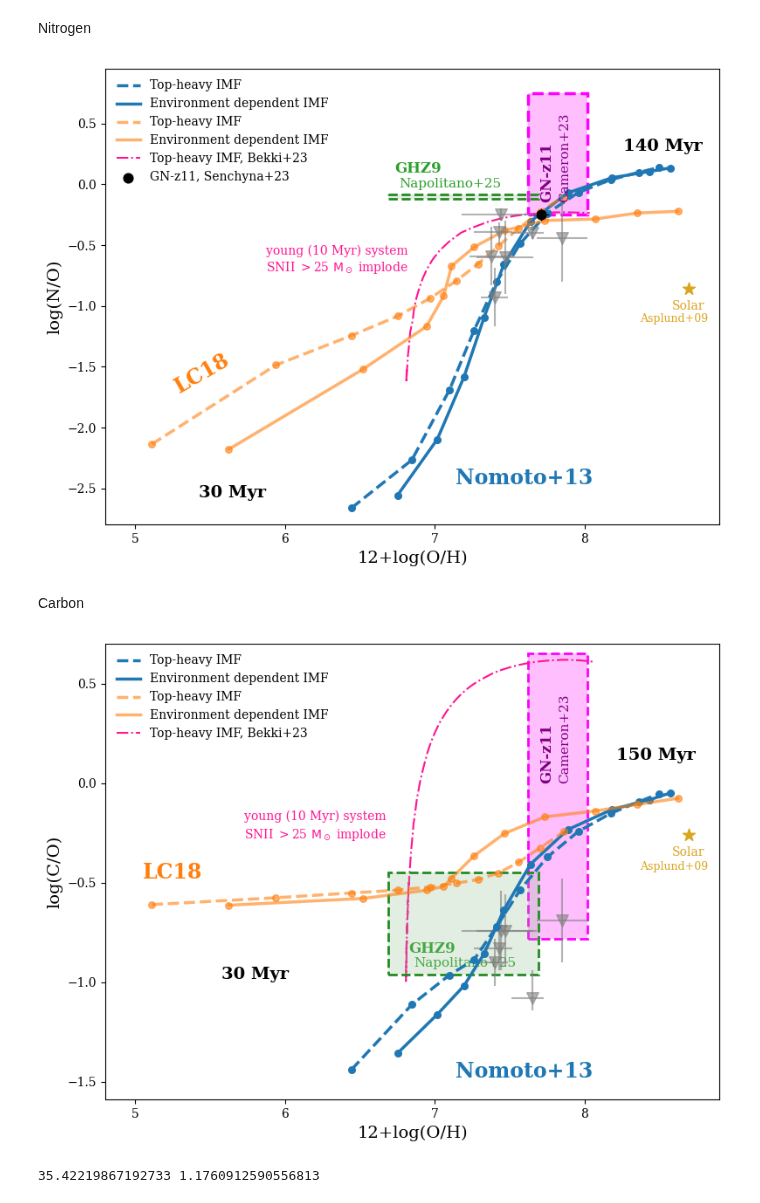
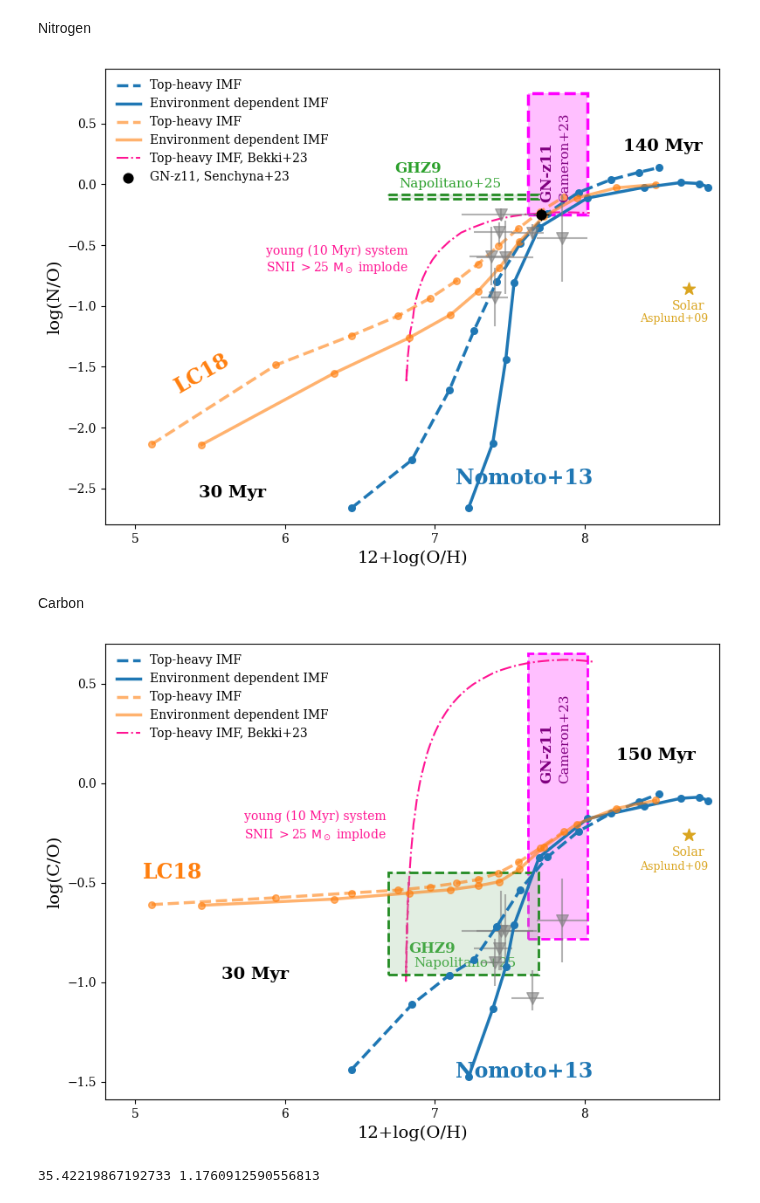
Before and after one commit to bshidvb/galIMF, a Jupyter notebook: plotting/plots_for-paper.ipynb, the cells around one changed output. Saved outputs shown, nothing was run; the diff lists cells and outputs as text; code cells hidden in the pictures.

Commit message:
Added plot of different imf variations

```diff
--- a/plotting/plots_for-paper.ipynb
+++ b/plotting/plots_for-paper.ipynb
@@ -178,7 +178,7 @@ for i, path in enumerate(file_paths):
     plt.plot(logOH[index_x:index_y], logNO[index_x:index_y], color='tab:blue', lw=2.5, label='Top-heavy IMF', linestyle="--")
 
 # file_paths = glob.glob("/Users/adriana_work/Desktop/galIMF/simulation_results_from_galaxy_evol/20260703/Nomoto/imfigimfSTF0.04Log_SFR1.0SFEN15SFE0.008Z_0-4.15infall0.009/chemical_and_SN_evolution.txt")
-file_paths = glob.glob("/Users/adriana_work/Desktop/galIMF/simulation_results_from_galaxy_evol/paper/nomoto/igimf2/imfigimfSTF0.04Log_SFR1.0SFEN15SFE0.008Z_0-4.15infall0.0065/chemical_and_SN_evolution.txt")
+file_paths = glob.glob("/Users/adriana_work/Desktop/galIMF/simulation_results_from_galaxy_evol/paper/nomoto/igimf2/imfigimfSTF0.04Log_SFR1.0SFEN100SFE0.008Z_0-4.15infall0.0065/chemical_and_SN_evolution.txt")
 index_x=4
 index_y=14
 
@@ -204,7 +204,7 @@ for i, path in enumerate(file_paths):
     plt.scatter(logOH[index_x:index_y], logNO[index_x:index_y], color='tab:orange', s=30, alpha=0.6)
     plt.plot(logOH[index_x:index_y], logNO[index_x:index_y], color='tab:orange', lw=2.5, label='Top-heavy IMF', linestyle="--", alpha=0.6)
 
-file_paths = glob.glob("/Users/adriana_work/Desktop/galIMF/simulation_results_from_galaxy_evol/20260703/LCR300/imfigimfSTF0.04Log_SFR1.0SFEN15SFE0.008Z_0-4.15infall0.009/chemical_and_SN_evolution.txt")
+file_paths = glob.glob("/Users/adriana_work/Desktop/galIMF/simulation_results_from_galaxy_evol/20260703/LCR300/igimf2/imfigimfSTF0.04Log_SFR1.0SFEN100SFE0.007Z_0-4.15infall0.008/chemical_and_SN_evolution.txt")
 index_x=3
 index_y=14
 for i, path in enumerate(file_paths):
@@ -213,32 +213,32 @@ for i, path in enumerate(file_paths):
     time_steps = data['time step list:']
     stellar_ages = np.log10(time_steps)
     logNO, logOH = recalculate(logNO, logOH)
     plt.scatter(logOH[index_x:index_y], logNO[index_x:index_y], color='tab:orange', s=30, alpha=0.6)
     plt.plot(logOH[index_x:index_y], logNO[index_x:index_y], color='tab:orange', lw=2.5, label='Environment dependent IMF', alpha=0.6)
 
 
 plt.text(5.65, -2.6, '30 Myr', color='black', ha='center', va='bottom', fontsize=14, weight="bold")
 plt.text(8.525, 0.25, '140 Myr', color='black', ha='center', va='bottom', fontsize=14, weight="bold")
 
 plt.text(7.6, -2.5, 'Nomoto+13', color='tab:blue', ha='center', va='bottom', fontsize=17, weight="bold")
 plt.text(5.45, -1.75, 'LC18', color='tab:orange', ha='center', va='bottom', rotation=30, fontsize=17, weight="bold")
 
 title='Chemical evolution models with different IMF slopes'
-filename='./paper_nitrogen.pdf'
+filename='./paper/paper_nitrogen.pdf'
 plot_Bekki_comparison()
 plt.xlabel('12+log(O/H)', fontsize=14)
 plt.ylabel('log(N/O)', fontsize=14)
 plt.xlim(4.8, 8.9)
 plt.locator_params(axis='x', nbins=8)
 plt.ylim(-2.8, 0.95)
 plt.locator_params(axis='y', nbins=8)
 plt.legend(bbox_to_anchor=(0, 1), loc="upper left", fontsize=10, frameon=False)
 # lgd_obs = plot_high_redshift_gal_data()
 # plt.gca().add_artist(lgd_obs)
 plot_high_redshift_gal_data()
 # plt.title(title, fontsize=16)
 plt.savefig(filename, bbox_inches='tight', dpi=300)
 plt.tight_layout()
 plt.show()
 # %% [output]
-[figure, old version]
+[figure, new version]
@@ -407,7 +380,7 @@ for i, path in enumerate(file_paths):
     plt.plot(logOH[index_x:index_y], logCO[index_x:index_y], color='tab:blue', lw=2.5, label='Top-heavy IMF', linestyle="--", zorder=10)
 
 # file_paths = glob.glob("/Users/adriana_work/Desktop/galIMF/simulation_results_from_galaxy_evol/20260703/Nomoto/imfigimfSTF0.04Log_SFR1.0SFEN15SFE0.008Z_0-4.15infall0.009/chemical_and_SN_evolution.txt")
-file_paths = glob.glob("/Users/adriana_work/Desktop/galIMF/simulation_results_from_galaxy_evol/paper/nomoto/igimf2/imfigimfSTF0.04Log_SFR1.0SFEN15SFE0.008Z_0-4.15infall0.0065/chemical_and_SN_evolution.txt")
+file_paths = glob.glob("/Users/adriana_work/Desktop/galIMF/simulation_results_from_galaxy_evol/paper/nomoto/igimf2/imfigimfSTF0.04Log_SFR1.0SFEN100SFE0.008Z_0-4.15infall0.0065/chemical_and_SN_evolution.txt")
 index_x = 4
 index_y = 14
 
@@ -437,7 +410,7 @@ for i, path in enumerate(file_paths):
     plt.scatter(logOH[index_x:index_y], logCO[index_x:index_y], color='tab:orange', s=30, alpha=0.6, zorder=10)
     plt.plot(logOH[index_x:index_y], logCO[index_x:index_y], color='tab:orange', lw=2.5, label='Top-heavy IMF', linestyle="--", alpha=0.6, zorder=10)
 
-file_paths = glob.glob("/Users/adriana_work/Desktop/galIMF/simulation_results_from_galaxy_evol/20260703/LCR300/imfigimfSTF0.04Log_SFR1.0SFEN15SFE0.008Z_0-4.15infall0.009/chemical_and_SN_evolution.txt")
+file_paths = glob.glob("/Users/adriana_work/Desktop/galIMF/simulation_results_from_galaxy_evol/20260703/LCR300/igimf2/imfigimfSTF0.04Log_SFR1.0SFEN100SFE0.007Z_0-4.15infall0.008/chemical_and_SN_evolution.txt")
 index_x = 3
 index_y = 14
 
@@ -458,7 +431,7 @@ plt.text(8.475, 0.1, '150 Myr', color='black', ha='center', va='bottom', fontsiz
 plt.text(7.6, -1.5, 'Nomoto+13', color='tab:blue', ha='center', va='bottom', fontsize=17, weight="bold")
 plt.text(5.25, -0.5, 'LC18', color='tab:orange', ha='center', va='bottom', fontsize=17, weight="bold")
 
-filename='./paper_carbon.pdf'
+filename='./paper/paper_carbon.pdf'
 plt.xlabel('12+log(O/H)', fontsize=14)
 plt.ylabel('log(C/O)', fontsize=14)
 plt.locator_params(axis='x', nbins=8)
@@ -474,5 +447,5 @@ plt.savefig(filename, bbox_inches='tight', dpi=300)
 plt.tight_layout()
 plt.show()
 # %% [output]
-[figure, old version]
+[figure, new version]
 # %%
```
Also changed, not shown: parts of 6 cells of this notebook.
